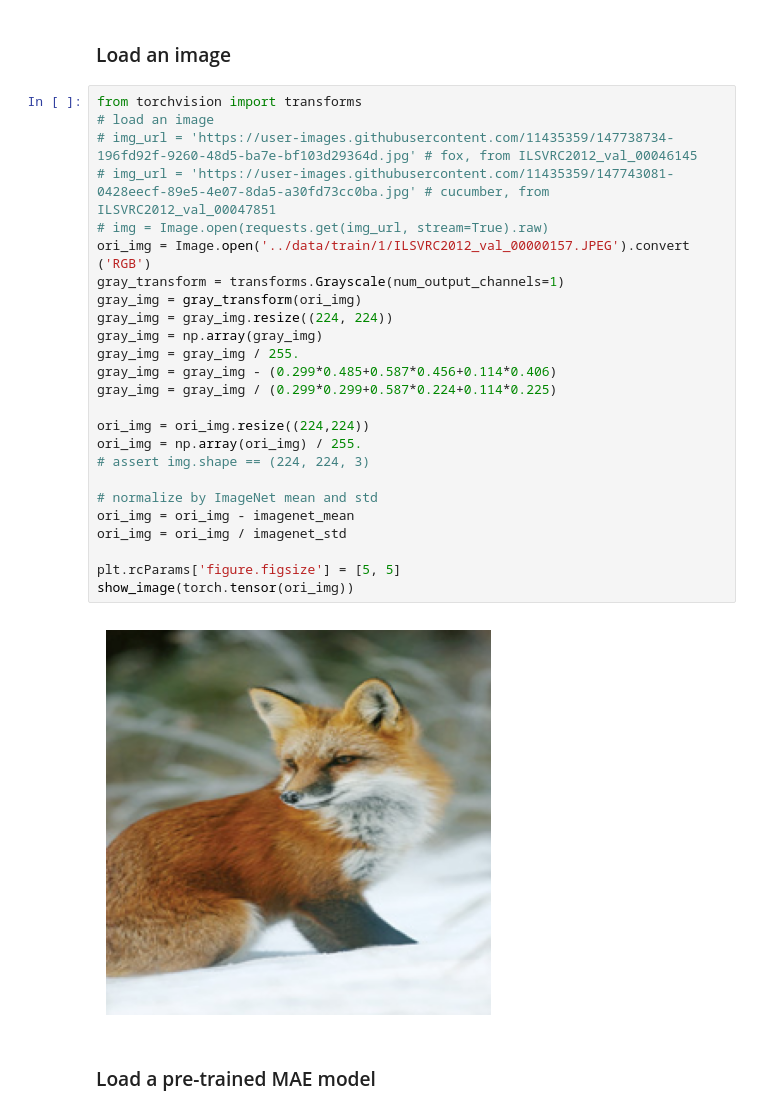
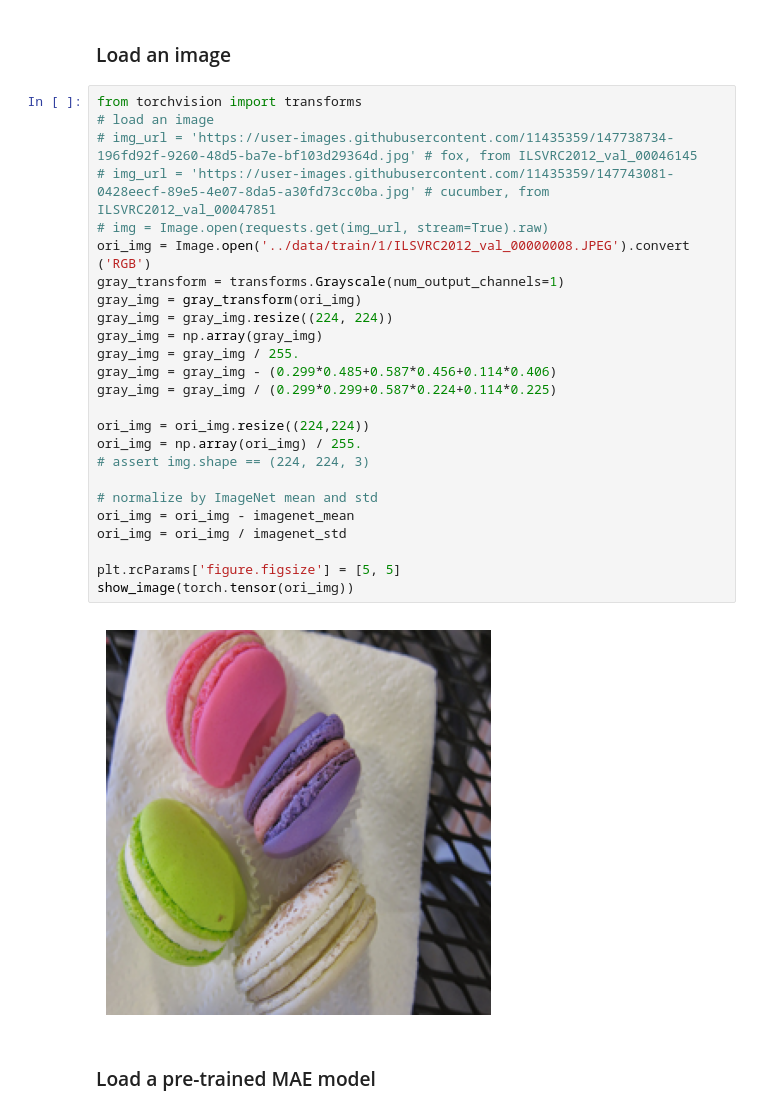
Before and after one commit to zezeze97/mae, a Jupyter notebook: demo/mae_visualize.ipynb, the cells around one changed output. Saved outputs shown, nothing was run; the diff lists cells and outputs as text.

```diff
--- a/demo/mae_visualize.ipynb
+++ b/demo/mae_visualize.ipynb
@@ -108,30 +108,30 @@ def run_one_image(ori_img, gray_img, model):
 # %%
 from torchvision import transforms
 # load an image
 # img_url = 'https://user-images.githubusercontent.com/11435359/147738734-196fd92f-9260-48d5-ba7e-bf103d29364d.jpg' # fox, from ILSVRC2012_val_00046145
 # img_url = 'https://user-images.githubusercontent.com/11435359/147743081-0428eecf-89e5-4e07-8da5-a30fd73cc0ba.jpg' # cucumber, from ILSVRC2012_val_00047851
 # img = Image.open(requests.get(img_url, stream=True).raw)
-ori_img = Image.open('../data/train/1/ILSVRC2012_val_00000157.JPEG').convert ('RGB')
+ori_img = Image.open('../data/train/1/ILSVRC2012_val_00000008.JPEG').convert ('RGB')
 gray_transform = transforms.Grayscale(num_output_channels=1)
 gray_img = gray_transform(ori_img)
 gray_img = gray_img.resize((224, 224))
 gray_img = np.array(gray_img)
 gray_img = gray_img / 255.
 gray_img = gray_img - (0.299*0.485+0.587*0.456+0.114*0.406)
 gray_img = gray_img / (0.299*0.299+0.587*0.224+0.114*0.225)
 
 ori_img = ori_img.resize((224,224))
 ori_img = np.array(ori_img) / 255.
 # assert img.shape == (224, 224, 3)
 
 # normalize by ImageNet mean and std
 ori_img = ori_img - imagenet_mean
 ori_img = ori_img / imagenet_std
 
 plt.rcParams['figure.figsize'] = [5, 5]
 show_image(torch.tensor(ori_img))
 # %% [output]
-[figure, old version]
+[figure, new version]
 # %% [markdown]
 ### Load a pre-trained MAE model
 # %%
```
Also changed, not shown: parts of 1 cell of this notebook, 1 other file.
